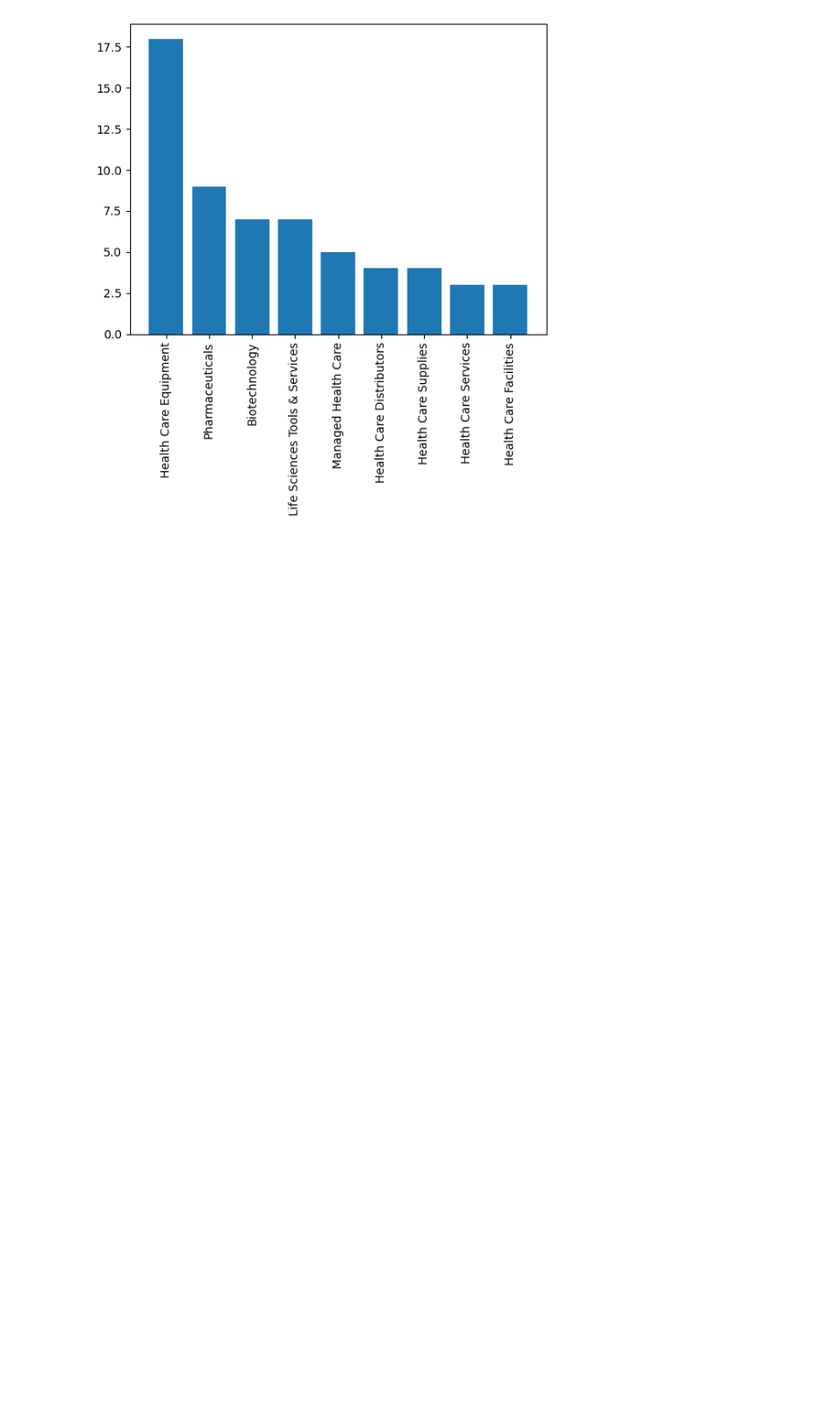
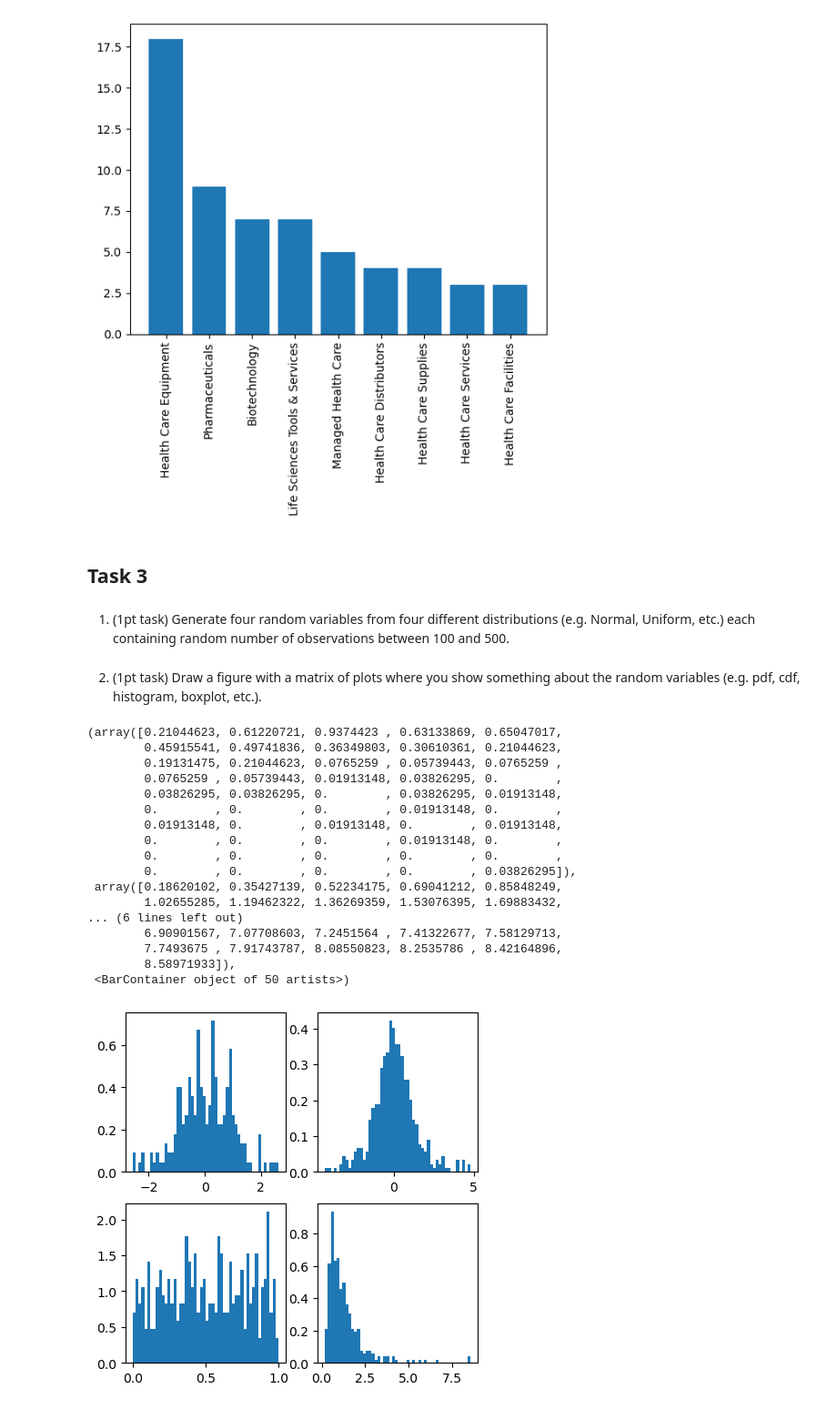
Before and after one commit to Dominika0202/Midterm, a Jupyter notebook: Ferkova_solution.ipynb, the cells around one changed output. Shown: that part at 91% size. Drawn from its saved outputs; the diff is of its cells as text; code cells hidden in the pictures; blank space fills up the shorter version.

```diff
--- a/Ferkova_solution.ipynb
+++ b/Ferkova_solution.ipynb
@@ -389,3 +389,42 @@ plt.xticks(rotation = 90)
   Text(7, 0, 'Health Care Services'),
   Text(8, 0, 'Health Care Facilities')])
 [figure]
+# %% [markdown]
+## Task 3
+# %% [markdown]
+1. (1pt task) Generate four random variables from four different distributions
+(e.g. Normal, Uniform, etc.) each containing random number of observations
+between 100 and 500.
+# %%
+a = np.random.randn(random.randint(100, 500))
+b = np.random.standard_t(4, random.randint(100, 500))
+c = np.random.uniform(0, 1, random.randint(100, 500))
+d = np.random.f(10, 10, size = random.randint(100, 500))
+# %% [markdown]
+2. (1pt task) Draw a figure with a matrix of plots where you show something
+about the random variables (e.g. pdf, cdf, histogram, boxplot, etc.).
+# %%
+plt.figure(figsize= (5, 5))
+plt.subplot(2, 2, 1).hist(a, bins = 50, density = True)
+plt.subplot(2, 2, 2).hist(b, bins = 50, density = True)
+plt.subplot(2, 2, 3).hist(c, bins = 50, density = True)
+plt.subplot(2, 2, 4).hist(d, bins = 50, density = True)
+# %% [output]
+(array([0.21044623, 0.61220721, 0.9374423 , 0.63133869, 0.65047017,
+        0.45915541, 0.49741836, 0.36349803, 0.30610361, 0.21044623,
+        0.19131475, 0.21044623, 0.0765259 , 0.05739443, 0.0765259 ,
+        0.0765259 , 0.05739443, 0.01913148, 0.03826295, 0.        ,
+        0.03826295, 0.03826295, 0.        , 0.03826295, 0.01913148,
+        0.        , 0.        , 0.        , 0.01913148, 0.        ,
+        0.01913148, 0.        , 0.01913148, 0.        , 0.01913148,
+        0.        , 0.        , 0.        , 0.01913148, 0.        ,
+        0.        , 0.        , 0.        , 0.        , 0.        ,
+        0.        , 0.        , 0.        , 0.        , 0.03826295]),
+ array([0.18620102, 0.35427139, 0.52234175, 0.69041212, 0.85848249,
+        1.02655285, 1.19462322, 1.36269359, 1.53076395, 1.69883432,
+... (6 lines left out)
+        6.90901567, 7.07708603, 7.2451564 , 7.41322677, 7.58129713,
+        7.7493675 , 7.91743787, 8.08550823, 8.2535786 , 8.42164896,
+        8.58971933]),
+ <BarContainer object of 50 artists>)
+[figure, added]
```
